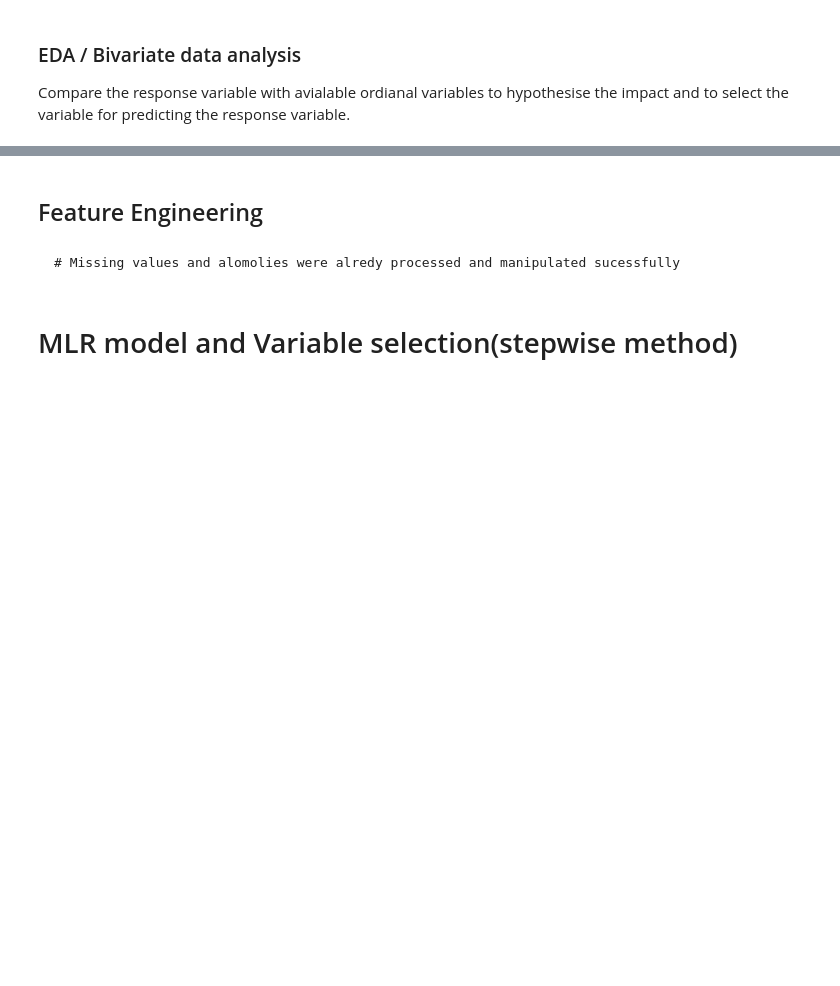
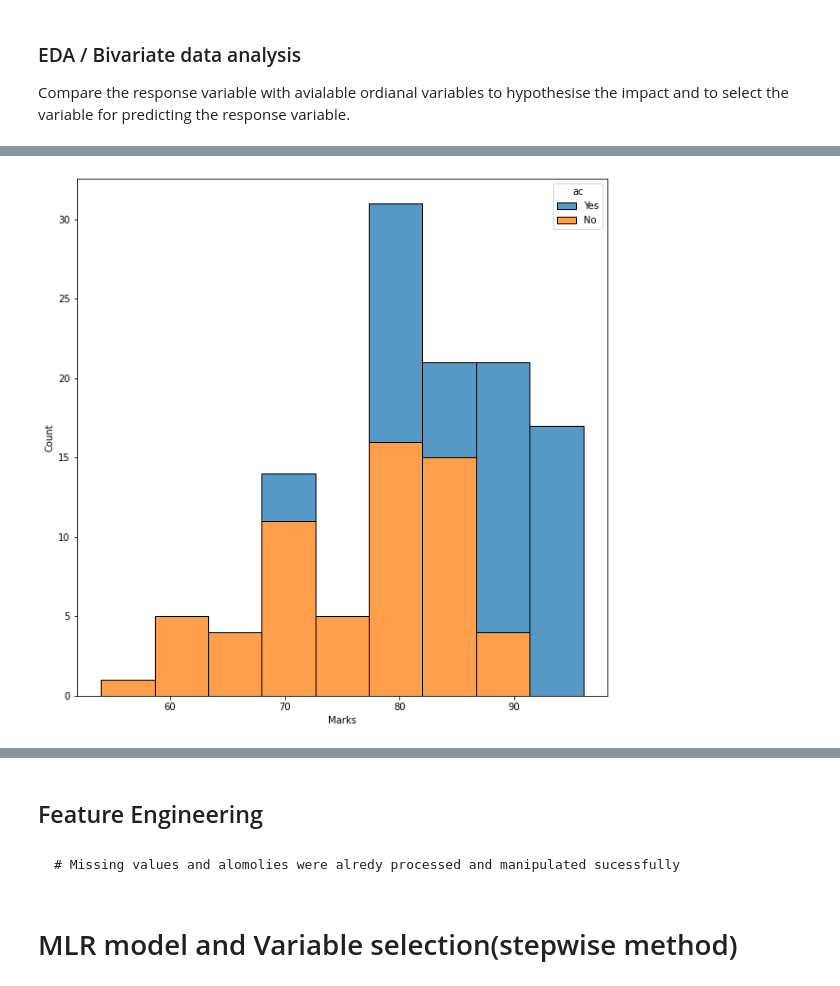
Before and after one commit to BALAJI24092001/Student-Perception-Analysis, a Jupyter notebook: StudentPercetionAnalysis.ipynb, the cells around one changed output, grey strips where cells are left out. Saved outputs shown, nothing was run; the diff lists cells and outputs as text; code cells hidden in the pictures; blank space fills up the shorter version.

```diff
--- a/StudentPercetionAnalysis.ipynb
+++ b/StudentPercetionAnalysis.ipynb
@@ -145,5 +249,8 @@ sns.histplot(data=data, x='Marks', hue='ic', multiple='stack');
 # %%
 plt.figure(figsize=(10, 10))
 sns.histplot(data=data, x='Marks', hue='ac', multiple='stack', hue_order=['Yes', 'No'])
 # Academic outcome has a significant impact on the response variable
 # variable selected
+Gender.to_csv('stack.csv')
+# %% [output]
+[figure, added]
```
Also changed, not shown: parts of 42 cells of this notebook.
